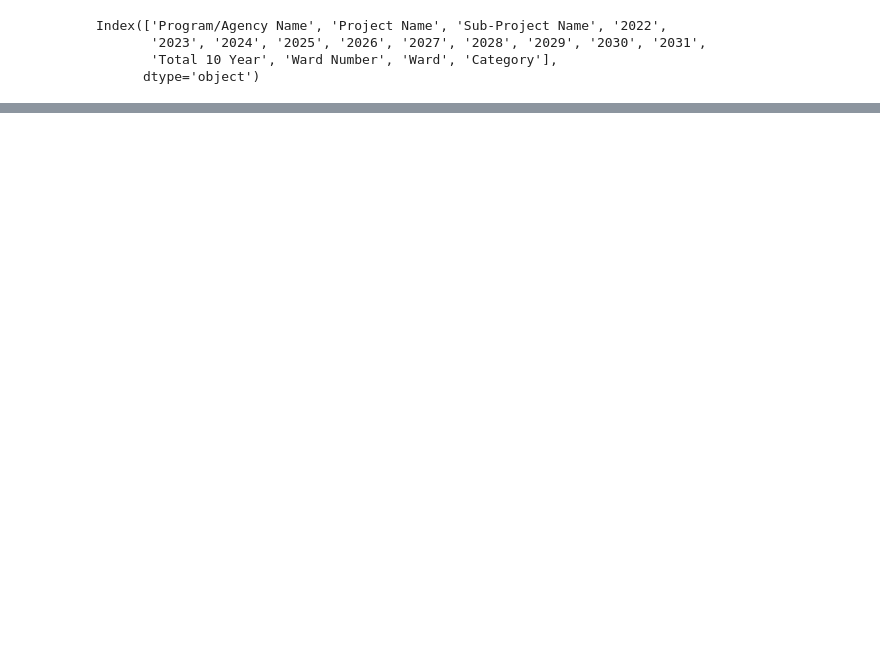
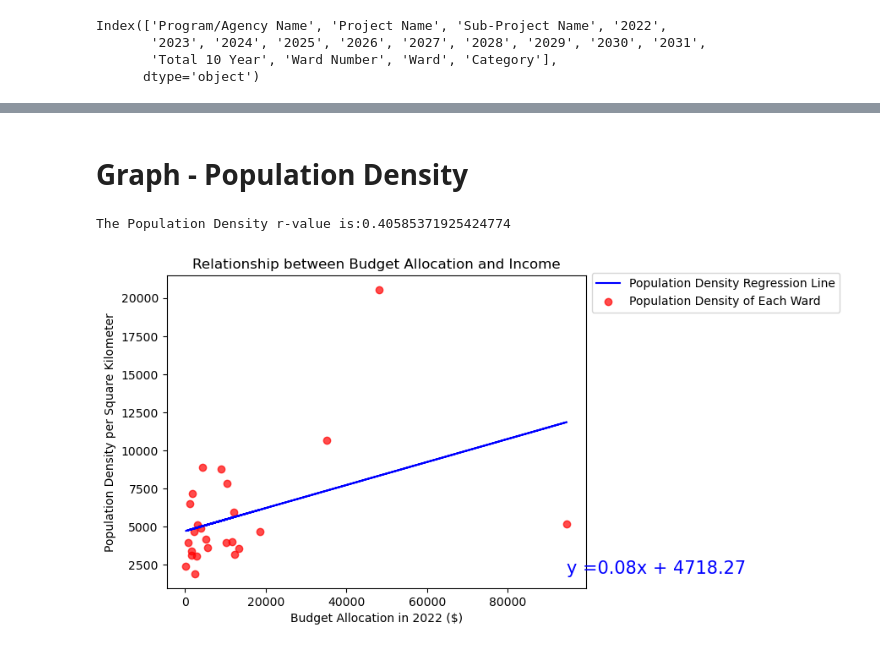
Before and after one commit to aayushgambhir2023/DA-Project-1, a Jupyter notebook: Demographic_Relationship_2021.ipynb, the cells around one changed output, grey strips where cells are left out. Saved outputs shown, nothing was run; the diff lists cells and outputs as text; code cells hidden in the pictures; blank space fills up the shorter version.

Commit message:
coding update with output graphs

```diff
--- a/Demographic_Relationship_2021.ipynb
+++ b/Demographic_Relationship_2021.ipynb
@@ -130,0 +184,32 @@ merged_df.head()
+# %% [markdown]
+# Graph - Population Density
+# %%
+# Extract data for plotting
+x_values = merged_df["Sum_2022"]
+y_density = merged_df["Population density per square kilometre"]
+
+# calculate linear regression for Population Density
+(slope_density, intercept_density, rvalue_density, pvalue_density, stderr_density) = linregress(x_values, y_density)
+regress_density_values = x_values * slope_density + intercept_density
+line_eq_density = "y =" + str(round(slope_density,2)) + "x + " + str(round(intercept_density,2))
+print(f"The Population Density r-value is:{rvalue_density}")
+
+
+plt.plot(x_values, regress_density_values, color='b', label='Population Density Regression Line')
+plt.annotate(line_eq_density, xy=(x_values.max(),y_density.min()), fontsize = 15, color="b")
+plt.scatter(x_values, y_density, color='red', alpha=0.7, label='Population Density of Each Ward')
+
+
+# Set labels and title
+plt.xlabel('Budget Allocation in 2022 ($)')
+plt.ylabel('Population Density per Square Kilometer')
+plt.title('Relationship between Budget Allocation and Income')
+
+# Display the legend outside to the right of the graph
+plt.legend(loc='upper left', bbox_to_anchor=(0.9, 0.9), bbox_transform=plt.gcf().transFigure)
+
+plt.savefig("output/Population Density vs Budget Allocation", bbox_inches='tight')
+plt.show()
+# %% [output]
+The Population Density r-value is:0.40585371925424774
+[figure, added]
```
Also changed, not shown: parts of 15 cells of this notebook, 5 other files.
